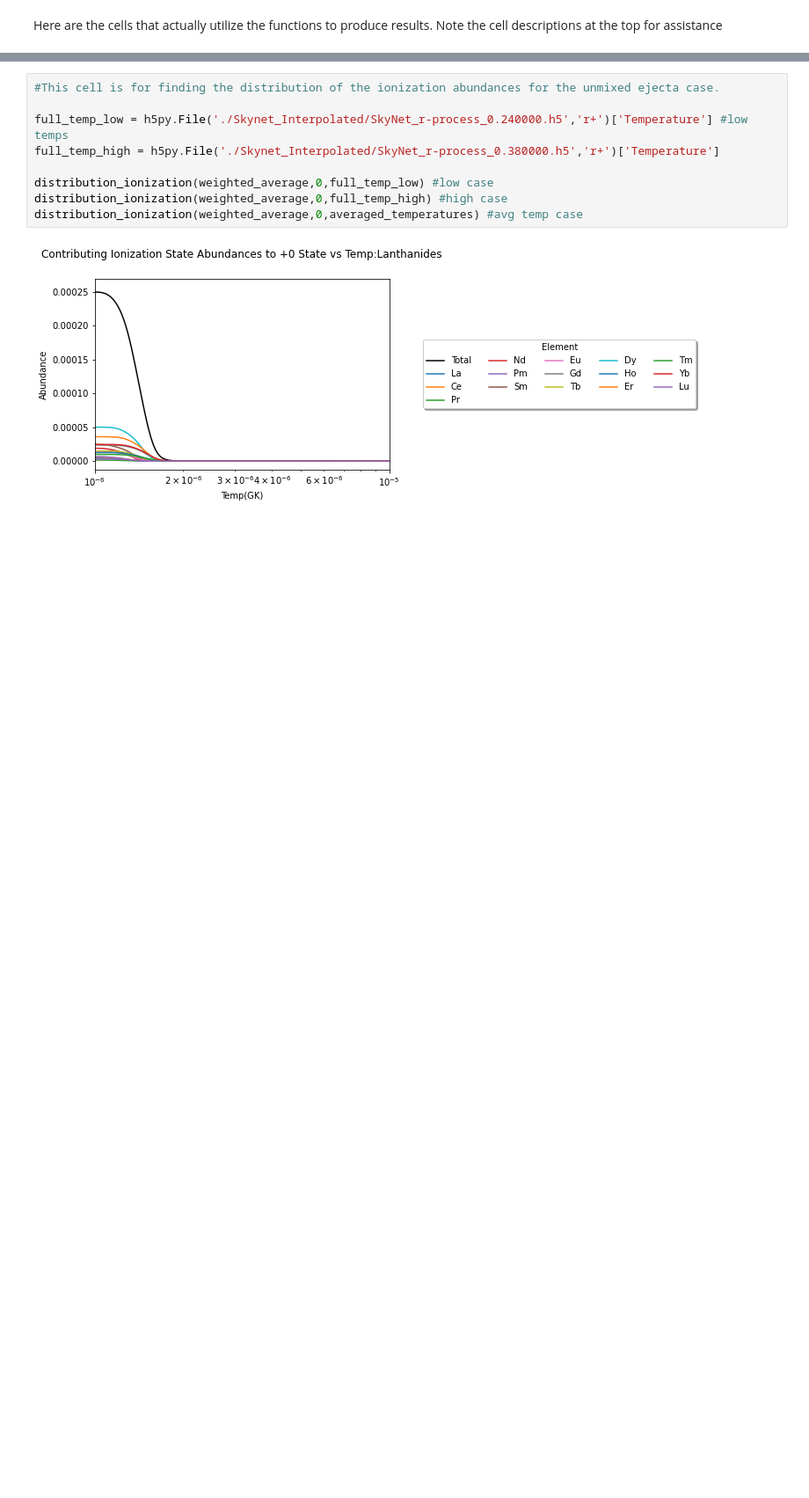
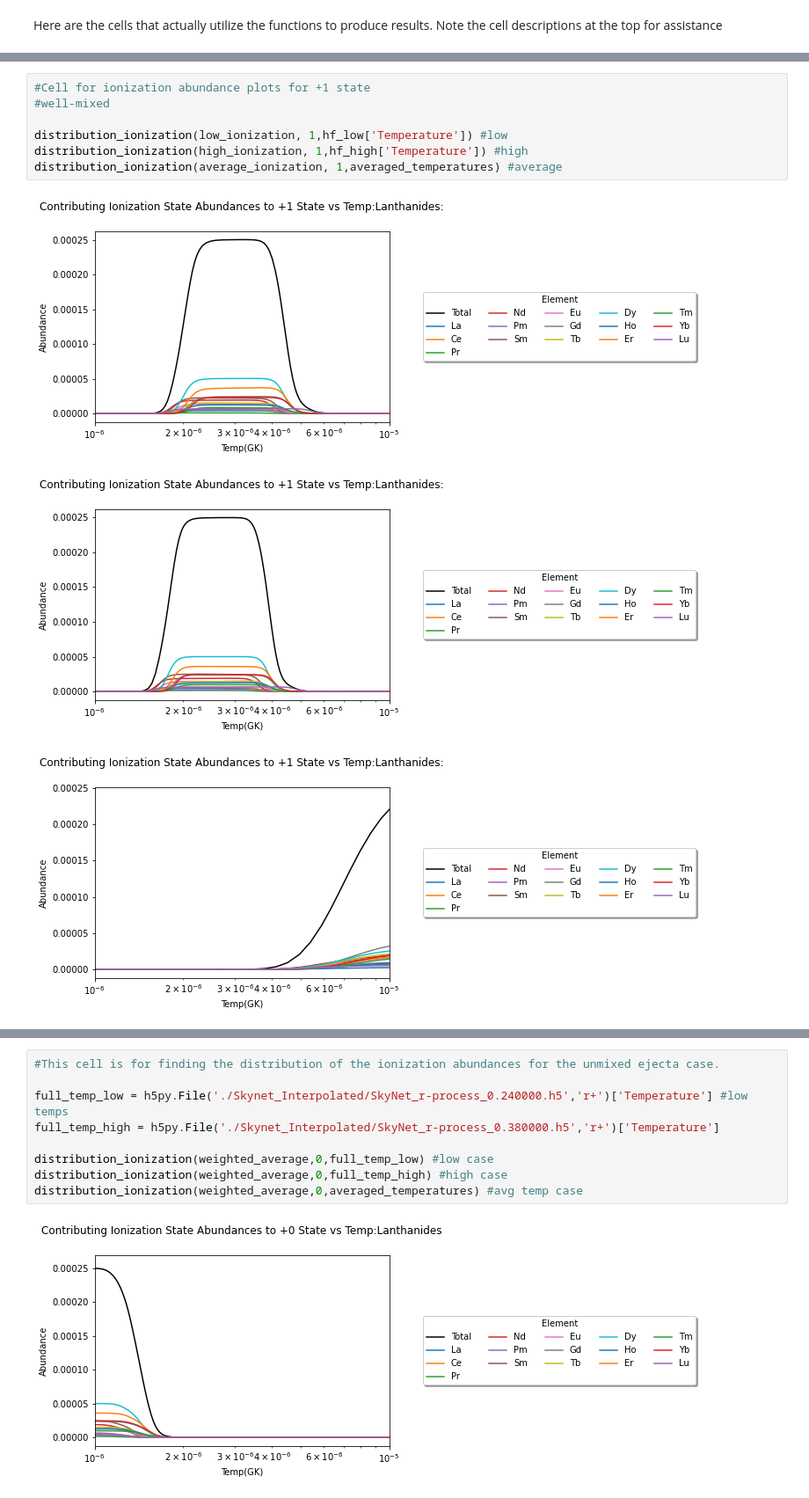
Before and after one commit to PranavNalamwar/R-process_Mergers, a Jupyter notebook: Abundance_Calculations/Total Charge State Abundances/Official_Abundance_Calculation_Multiple_Ye_Interpolated.ipynb, the cells around one changed output, grey strips where cells are left out. Shown: that part at 88% size. Drawn from its saved outputs; the diff is of its cells as text; blank space fills up the shorter version.

```diff
--- a/Abundance_Calculations/Total Charge State Abundances/Official_Abundance_Calculation_Multiple_Ye_Interpolated.ipynb
+++ b/Abundance_Calculations/Total Charge State Abundances/Official_Abundance_Calculation_Multiple_Ye_Interpolated.ipynb
@@ -502,0 +474,11 @@ This calculation across 50 Ye datasets took: 9186.0
+# %%
+#Cell for ionization abundance plots for +1 state
+#well-mixed
+
+distribution_ionization(low_ionization, 1,hf_low['Temperature']) #low
+distribution_ionization(high_ionization, 1,hf_high['Temperature']) #high
+distribution_ionization(average_ionization, 1,averaged_temperatures) #average
+# %% [output]
+[figure, added]
+[figure, added]
+[figure, added]
```
Also changed, not shown: parts of 22 cells of this notebook.
